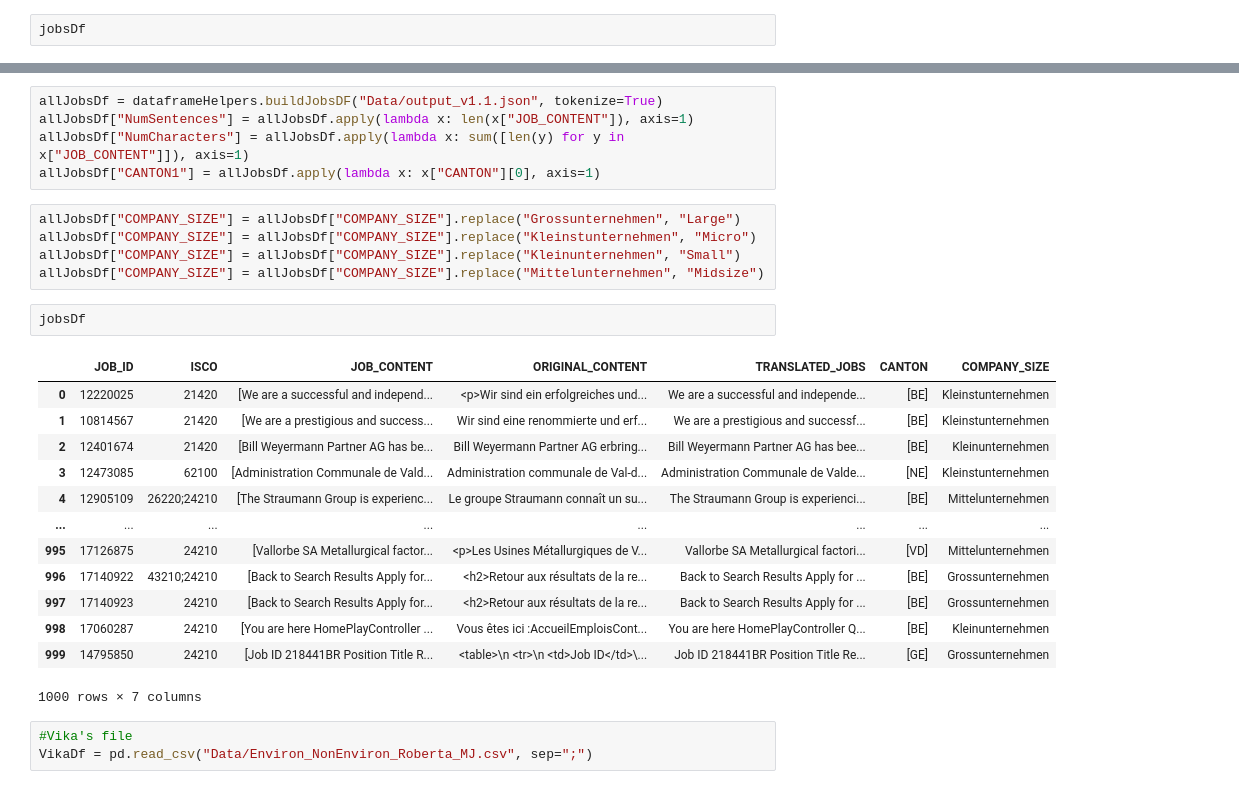
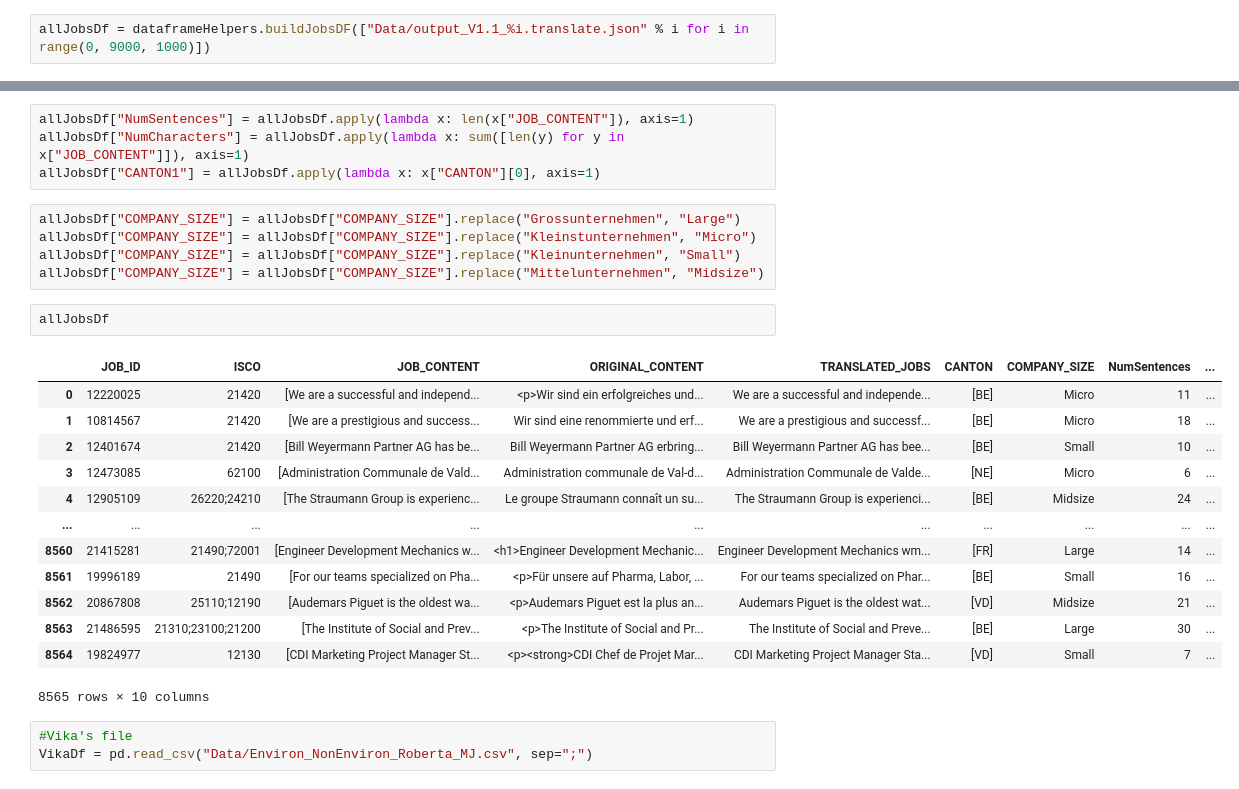
Before and after one commit to emilysharata/Thesis, a Jupyter notebook: Df merging & visualization.ipynb, the cells around one changed output, grey strips where cells are left out. Saved outputs shown, nothing was run; the diff lists cells and outputs as text.

```diff
--- a/Df merging & visualization.ipynb
+++ b/Df merging & visualization.ipynb
@@ -23,2 +19,2 @@ jobsDf = dataframeHelpers.buildJobsDF("Data/output_v1.1.1000.translate.json")
 # %%
-jobsDf
+allJobsDf = dataframeHelpers.buildJobsDF(["Data/output_V1.1_%i.translate.json" % i for i in range(0, 9000, 1000)])
@@ -39,5 +21,4 @@ jobsDf
 # %%
-allJobsDf = dataframeHelpers.buildJobsDF("Data/output_v1.1.json", tokenize=True)
 allJobsDf["NumSentences"] = allJobsDf.apply(lambda x: len(x["JOB_CONTENT"]), axis=1)
 allJobsDf["NumCharacters"] = allJobsDf.apply(lambda x: sum([len(y) for y in x["JOB_CONTENT"]]), axis=1)
 allJobsDf["CANTON1"] = allJobsDf.apply(lambda x: x["CANTON"][0], axis=1)
@@ -47,21 +28,21 @@ allJobsDf["COMPANY_SIZE"] = allJobsDf["COMPANY_SIZE"].replace("Kleinstunternehme
 allJobsDf["COMPANY_SIZE"] = allJobsDf["COMPANY_SIZE"].replace("Kleinunternehmen", "Small")
 allJobsDf["COMPANY_SIZE"] = allJobsDf["COMPANY_SIZE"].replace("Mittelunternehmen", "Midsize")
 # %%
-jobsDf
+allJobsDf
 # %% [output]
-|  | JOB_ID | ISCO | JOB_CONTENT | ORIGINAL_CONTENT | TRANSLATED_JOBS | CANTON | COMPANY_SIZE |
-| 0 | 12220025 | 21420 | [We are a successful and independ... | <p>Wir sind ein erfolgreiches und... | We are a successful and independe... | [BE] | Kleinstunternehmen |
-| 1 | 10814567 | 21420 | [We are a prestigious and success... | Wir sind eine renommierte und erf... | We are a prestigious and successf... | [BE] | Kleinstunternehmen |
-| 2 | 12401674 | 21420 | [Bill Weyermann Partner AG has be... | Bill Weyermann Partner AG erbring... | Bill Weyermann Partner AG has bee... | [BE] | Kleinunternehmen |
-| 3 | 12473085 | 62100 | [Administration Communale de Vald... | Administration communale de Val-d... | Administration Communale de Valde... | [NE] | Kleinstunternehmen |
-| 4 | 12905109 | 26220;24210 | [The Straumann Group is experienc... | Le groupe Straumann connaît un su... | The Straumann Group is experienci... | [BE] | Mittelunternehmen |
-| ... | ... | ... | ... | ... | ... | ... | ... |
-| 995 | 17126875 | 24210 | [Vallorbe SA Metallurgical factor... | <p>Les Usines Métallurgiques de V... | Vallorbe SA Metallurgical factori... | [VD] | Mittelunternehmen |
-| 996 | 17140922 | 43210;24210 | [Back to Search Results Apply for... | <h2>Retour aux résultats de la re... | Back to Search Results Apply for ... | [BE] | Grossunternehmen |
-| 997 | 17140923 | 24210 | [Back to Search Results Apply for... | <h2>Retour aux résultats de la re... | Back to Search Results Apply for ... | [BE] | Grossunternehmen |
-| 998 | 17060287 | 24210 | [You are here HomePlayController ... | Vous êtes ici :AccueilEmploisCont... | You are here HomePlayController Q... | [BE] | Kleinunternehmen |
-| 999 | 14795850 | 24210 | [Job ID 218441BR Position Title R... | <table>\n <tr>\n <td>Job ID</td>\... | Job ID 218441BR Position Title Re... | [GE] | Grossunternehmen |
+|  | JOB_ID | ISCO | JOB_CONTENT | ORIGINAL_CONTENT | TRANSLATED_JOBS | CANTON | COMPANY_SIZE | NumSentences | ... |
+| 0 | 12220025 | 21420 | [We are a successful and independ... | <p>Wir sind ein erfolgreiches und... | We are a successful and independe... | [BE] | Micro | 11 | ... |
+| 1 | 10814567 | 21420 | [We are a prestigious and success... | Wir sind eine renommierte und erf... | We are a prestigious and successf... | [BE] | Micro | 18 | ... |
+| 2 | 12401674 | 21420 | [Bill Weyermann Partner AG has be... | Bill Weyermann Partner AG erbring... | Bill Weyermann Partner AG has bee... | [BE] | Small | 10 | ... |
+| 3 | 12473085 | 62100 | [Administration Communale de Vald... | Administration communale de Val-d... | Administration Communale de Valde... | [NE] | Micro | 6 | ... |
+| 4 | 12905109 | 26220;24210 | [The Straumann Group is experienc... | Le groupe Straumann connaît un su... | The Straumann Group is experienci... | [BE] | Midsize | 24 | ... |
+| ... | ... | ... | ... | ... | ... | ... | ... | ... | ... |
+| 8560 | 21415281 | 21490;72001 | [Engineer Development Mechanics w... | <h1>Engineer Development Mechanic... | Engineer Development Mechanics wm... | [FR] | Large | 14 | ... |
+| 8561 | 19996189 | 21490 | [For our teams specialized on Pha... | <p>Für unsere auf Pharma, Labor, ... | For our teams specialized on Phar... | [BE] | Small | 16 | ... |
+| 8562 | 20867808 | 25110;12190 | [Audemars Piguet is the oldest wa... | <p>Audemars Piguet est la plus an... | Audemars Piguet is the oldest wat... | [VD] | Midsize | 21 | ... |
+| 8563 | 21486595 | 21310;23100;21200 | [The Institute of Social and Prev... | <p>The Institute of Social and Pr... | The Institute of Social and Preve... | [BE] | Large | 30 | ... |
+| 8564 | 19824977 | 12130 | [CDI Marketing Project Manager St... | <p><strong>CDI Chef de Projet Mar... | CDI Marketing Project Manager Sta... | [VD] | Small | 7 | ... |
-1000 rows × 7 columns
+8565 rows × 10 columns
 # %%
 #Vika's file
 VikaDf = pd.read_csv("Data/Environ_NonEnviron_Roberta_MJ.csv", sep=";")
```
Also changed, not shown: parts of 26 cells of this notebook, 13 other files.
